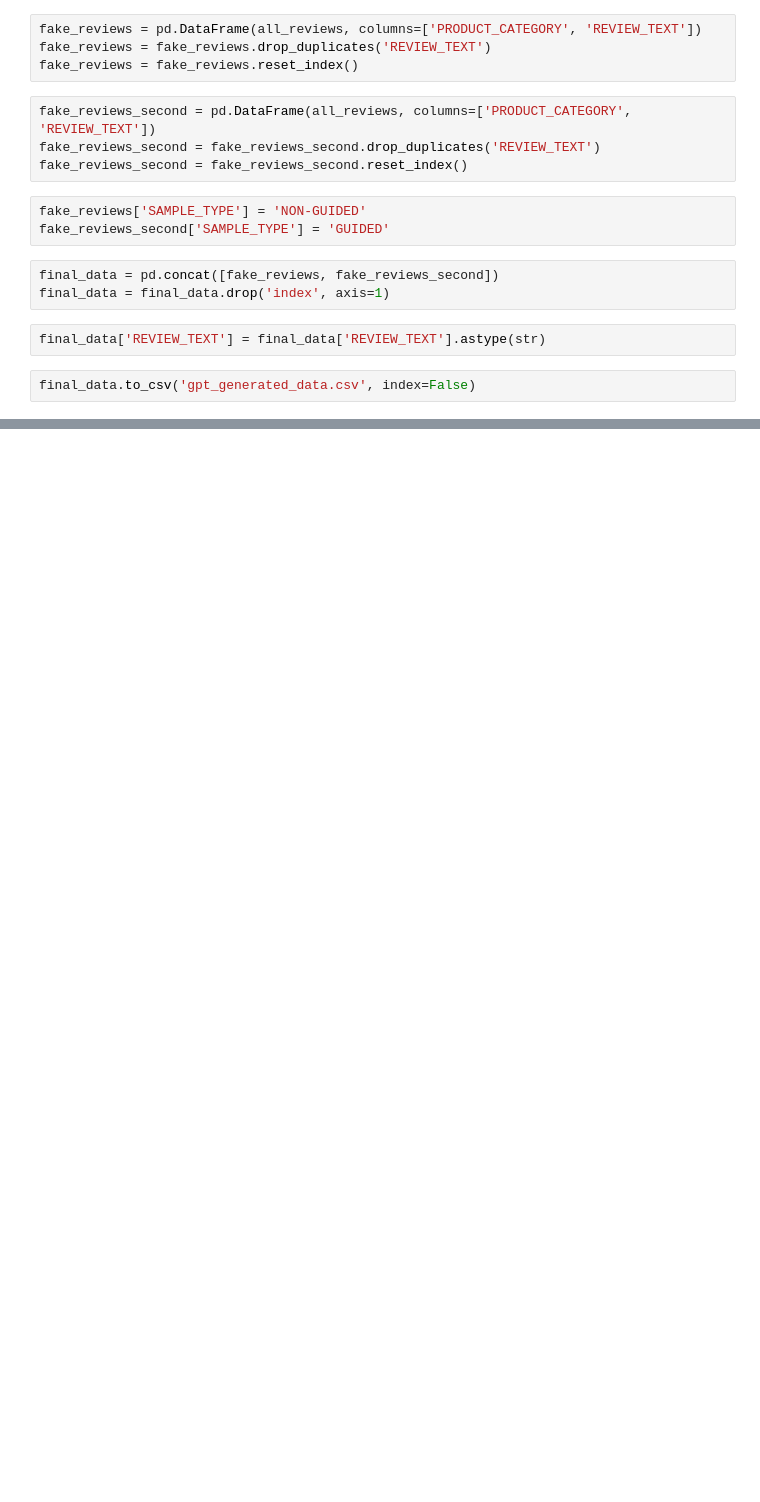
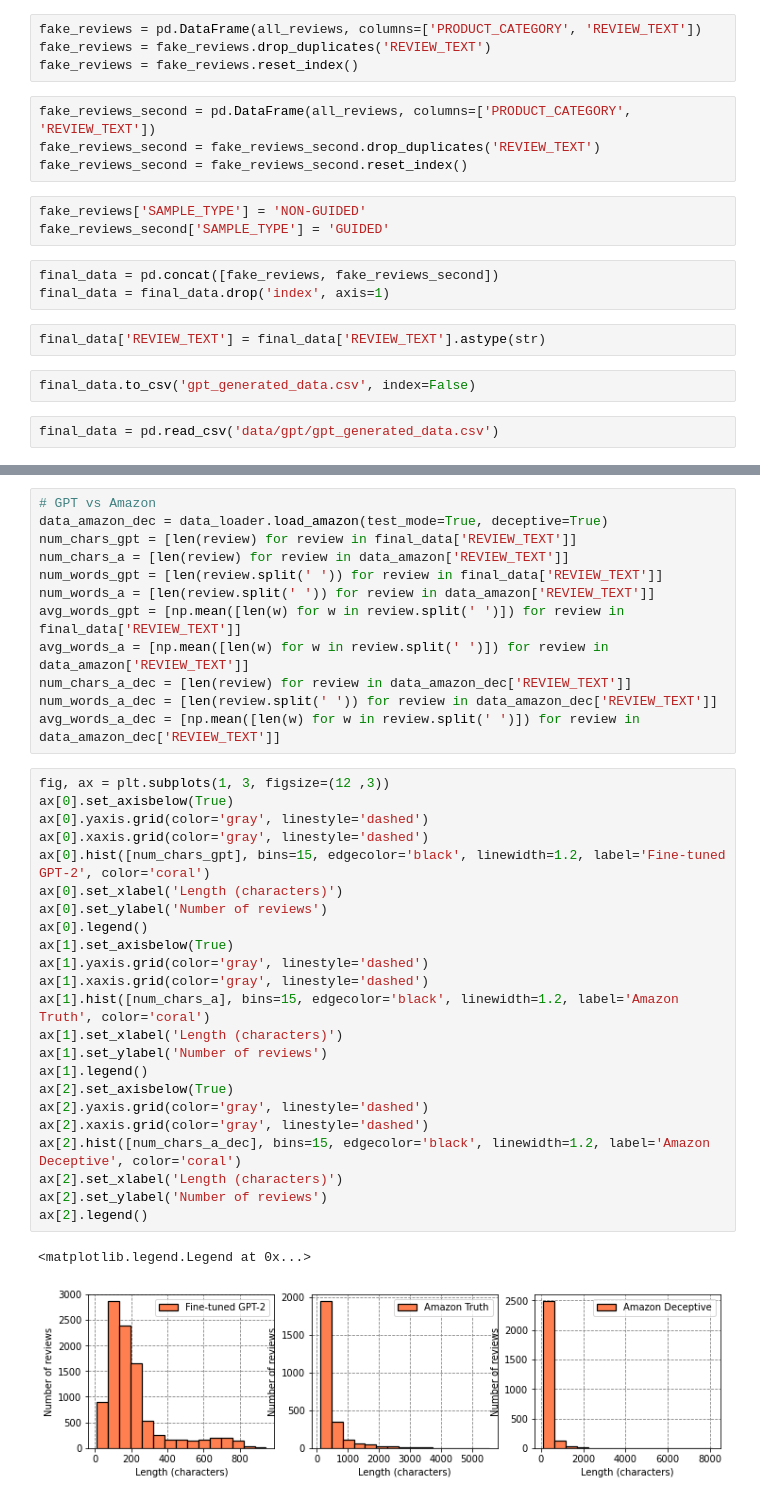
Before and after one commit to mazabdul7/nlp_coursework_project, a Jupyter notebook: generate_dataset.ipynb, the cells around one changed output, grey strips where cells are left out. Saved outputs shown, nothing was run; the diff lists cells and outputs as text; blank space fills up the shorter version.

```diff
--- a/generate_dataset.ipynb
+++ b/generate_dataset.ipynb
@@ -80,3 +80,5 @@ final_data = final_data.drop('index', axis=1)
 final_data['REVIEW_TEXT'] = final_data['REVIEW_TEXT'].astype(str)
 # %%
 final_data.to_csv('gpt_generated_data.csv', index=False)
+# %%
+final_data = pd.read_csv('data/gpt/gpt_generated_data.csv')
@@ -82,0 +156,38 @@ final_data.to_csv('gpt_generated_data.csv', index=False)
+# %%
+# GPT vs Amazon
+data_amazon_dec = data_loader.load_amazon(test_mode=True, deceptive=True)
+num_chars_gpt = [len(review) for review in final_data['REVIEW_TEXT']]
+num_chars_a = [len(review) for review in data_amazon['REVIEW_TEXT']]
+num_words_gpt = [len(review.split(' ')) for review in final_data['REVIEW_TEXT']]
+num_words_a = [len(review.split(' ')) for review in data_amazon['REVIEW_TEXT']]
+avg_words_gpt = [np.mean([len(w) for w in review.split(' ')]) for review in final_data['REVIEW_TEXT']]
+avg_words_a = [np.mean([len(w) for w in review.split(' ')]) for review in data_amazon['REVIEW_TEXT']]
+num_chars_a_dec = [len(review) for review in data_amazon_dec['REVIEW_TEXT']]
+num_words_a_dec = [len(review.split(' ')) for review in data_amazon_dec['REVIEW_TEXT']]
+avg_words_a_dec = [np.mean([len(w) for w in review.split(' ')]) for review in data_amazon_dec['REVIEW_TEXT']]
+# %%
+fig, ax = plt.subplots(1, 3, figsize=(12 ,3))
+ax[0].set_axisbelow(True)
+ax[0].yaxis.grid(color='gray', linestyle='dashed')
+ax[0].xaxis.grid(color='gray', linestyle='dashed')
+ax[0].hist([num_chars_gpt], bins=15, edgecolor='black', linewidth=1.2, label='Fine-tuned GPT-2', color='coral')
+ax[0].set_xlabel('Length (characters)')
+ax[0].set_ylabel('Number of reviews')
+ax[0].legend()
+ax[1].set_axisbelow(True)
+ax[1].yaxis.grid(color='gray', linestyle='dashed')
+ax[1].xaxis.grid(color='gray', linestyle='dashed')
+ax[1].hist([num_chars_a], bins=15, edgecolor='black', linewidth=1.2, label='Amazon Truth', color='coral')
+ax[1].set_xlabel('Length (characters)')
+ax[1].set_ylabel('Number of reviews')
+ax[1].legend()
+ax[2].set_axisbelow(True)
+ax[2].yaxis.grid(color='gray', linestyle='dashed')
+ax[2].xaxis.grid(color='gray', linestyle='dashed')
+ax[2].hist([num_chars_a_dec], bins=15, edgecolor='black', linewidth=1.2, label='Amazon Deceptive', color='coral')
+ax[2].set_xlabel('Length (characters)')
+ax[2].set_ylabel('Number of reviews')
+ax[2].legend()
+# %% [output]
+<matplotlib.legend.Legend at 0x...>
+[figure, added]
```
Also changed, not shown: parts of 14 cells of this notebook, 6 other files.
